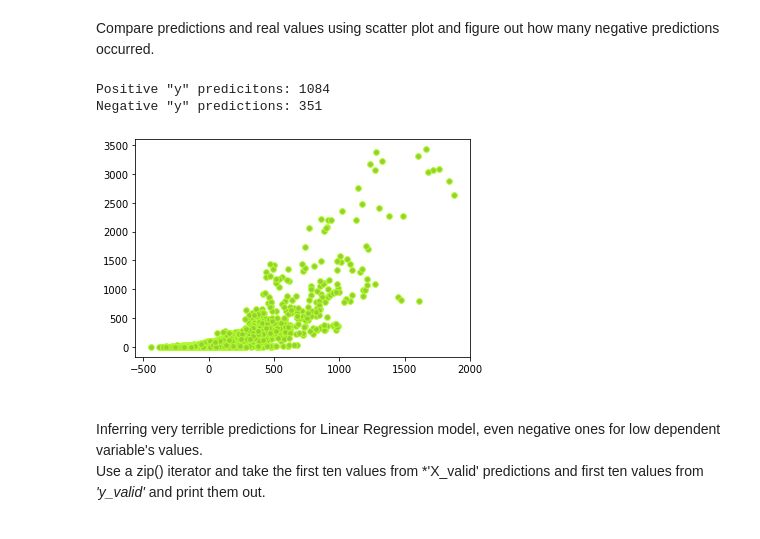
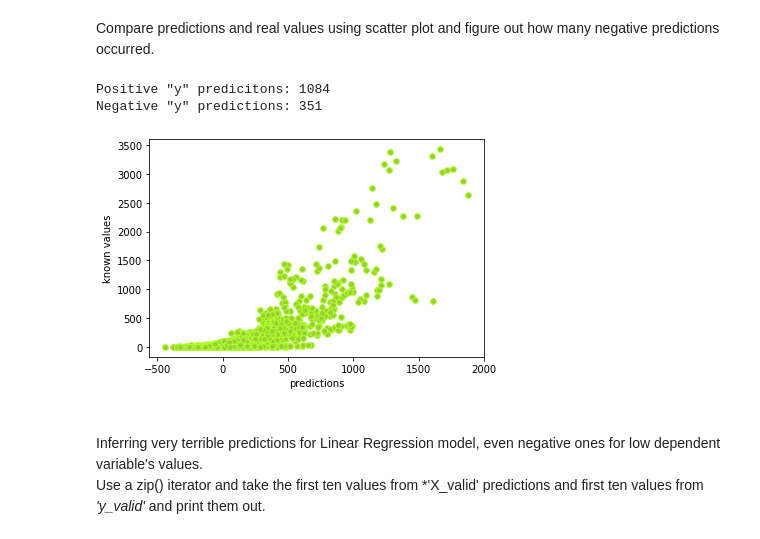
Before and after one commit to unkind58/Project_WHO_suicide_statistics_predictions, a Jupyter notebook: WHO_suicide_statistics_predictions.ipynb, the cells around one changed output. Drawn from its saved outputs; the diff is of its cells as text; code cells hidden in the pictures.

```diff
--- a/WHO_suicide_statistics_predictions.ipynb
+++ b/WHO_suicide_statistics_predictions.ipynb
@@ -440,13 +456,15 @@ Compare predictions and real values using scatter plot and figure out how many n
 # %%
 plt.scatter(regr.predict(X_valid),y_valid.to_numpy(),color='greenyellow', marker='8',facecolor='yellowgreen')
 plt.xticks(list(range(-500,2200,500)))
+plt.xlabel('predictions')
+plt.ylabel('known values')
 preds_lin = regr.predict(X_valid)
 print(f'Positive "y" predicitons: {preds_lin[preds_lin>=0].size}')
 print(f'Negative "y" predictions: {preds_lin[preds_lin<0].size}')
 # %% [output]
 Positive "y" predicitons: 1084
 Negative "y" predictions: 351
-[figure, old version]
+[figure, new version]
 # %% [markdown]
 <br>Inferring very terrible predictions for Linear Regression model, even negative ones for low dependent variable's values.</br> <br>Use a zip() iterator and take the first ten values from *'X_valid' predictions and first ten values from *'y_valid'* and print them out.</br>
 # %%
```
Also changed, not shown: parts of 38 cells of this notebook.
